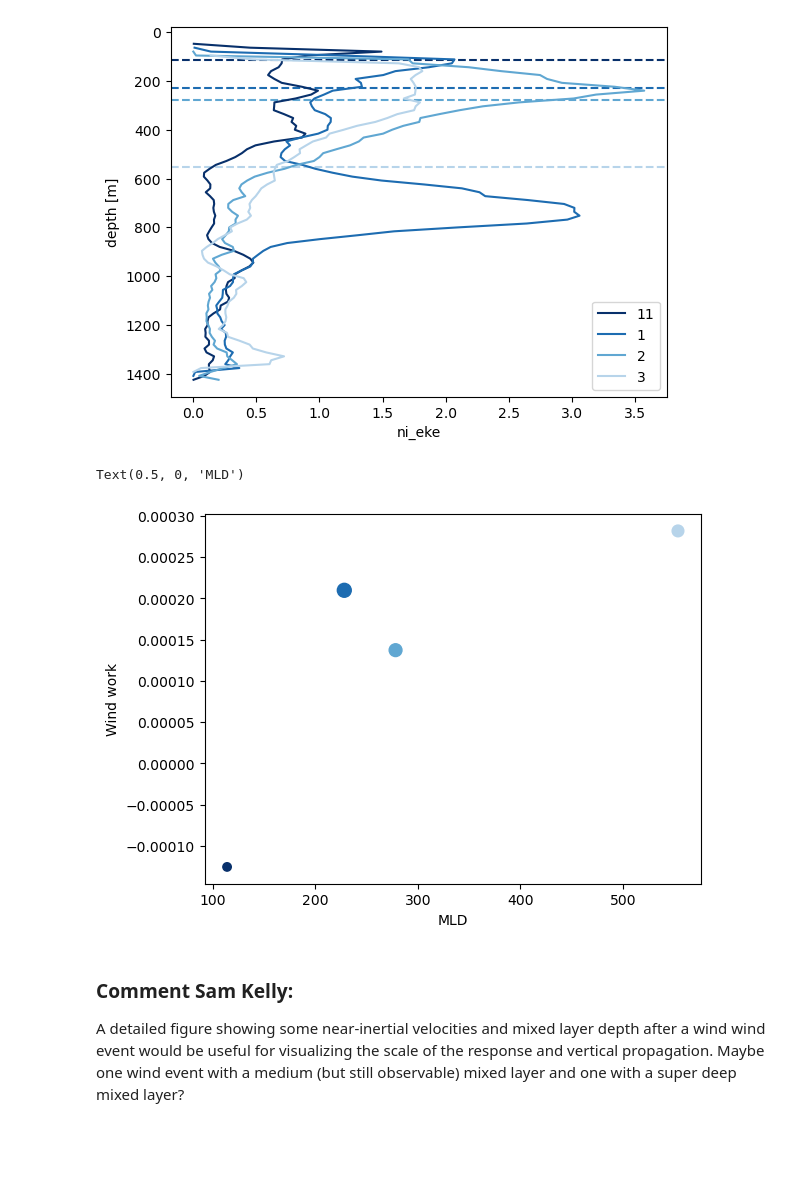
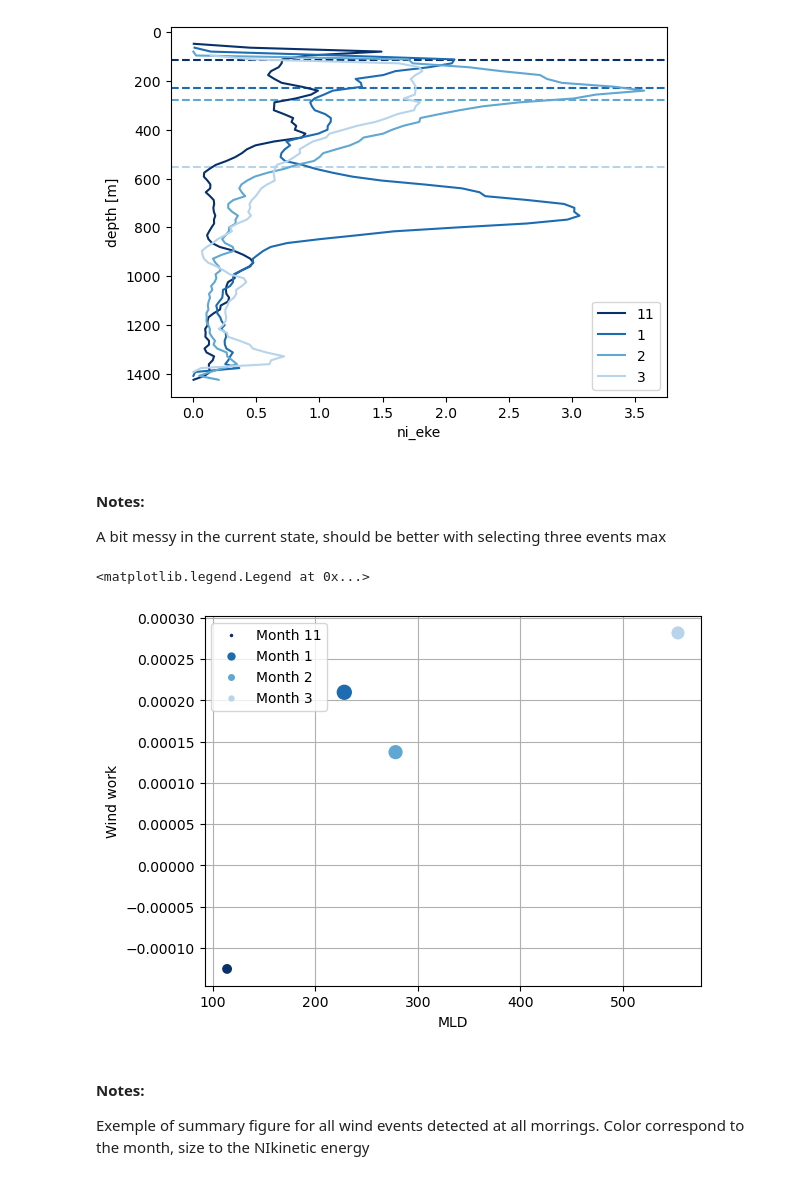
Before and after one commit to zcasparco/NIW, a Jupyter notebook: Data_overview/Zoom_wind_event.ipynb, the cells around one changed output. Saved outputs shown, nothing was run; the diff lists cells and outputs as text; code cells hidden in the pictures; blank space fills up the shorter version.

```diff
--- a/Data_overview/Zoom_wind_event.ipynb
+++ b/Data_overview/Zoom_wind_event.ipynb
@@ -84,6 +84,7 @@ ax.scatter(tf,np.abs(wind_work['NISKINE M1 mode1 wind-work'].sel(time=tf)),s=4,c
 [figure]
 # %%
 #MLD loading
+mld_all = xr.open_dataset(conf.data.input.argo_mld)
 mld_da = xr.DataArray(data=mld_all.mld_da_mean.data, coords=dict(lon=mld_all.lon.data, lat=mld_all.lat.data, month=mld_all.month.data), dims=('lat', 'lon', 'month'), name='da')
 mld_dt = xr.DataArray(data=mld_all.mld_dt_mean.data, coords=dict(lon=mld_all.lon.data, lat=mld_all.lat.data, month=mld_all.month.data), dims=('lat', 'lon', 'month'), name='dt')
 # %%
@@ -129,13 +130,24 @@ import seaborn as sns
+# %% [markdown]
+#### Notes:
+A bit messy in the current state, should be better with selecting three events max
 # %%
 wind_bin = [wind_work['NISKINE M1 mode1 wind-work'].sel(time=slice(ti[i],tf[i])).mean() for i in range(len(ti))]
 mld_bin = [mld.sel(month=months[i]) for i in range(len(ti))]
 eke_bin = [ds_filt['ni_eke'].sel(time=slice(ti[i],tf[i])).mean()*100 for i in range(len(ti))]
+# %%
+from matplotlib.lines import Line2D
+custom = [Line2D([], [], marker='.', markersize=eke_bin[i]//10, color=colors[i], linestyle='None') for i in range(len(ti))]
 # %%
-plt.scatter(x=mld_bin,y=wind_bin,s=eke_bin,c=colors)
-plt.ylabel('Wind work');plt.xlabel('MLD')
+fig,ax = plt.subplots()
+scatter = ax.scatter(x=mld_bin,y=wind_bin,s=eke_bin,c=colors)
+ax.set_ylabel('Wind work');ax.set_xlabel('MLD');
+ax.grid();
+ax.legend(handles = custom,labels=['Month '+ str(months[i]) for i in range(len(ti))])
+#ax.legend(['Month '+ str(months[i]) for i in range(len(ti))])
 # %% [output]
-Text(0.5, 0, 'MLD')
+<matplotlib.legend.Legend at 0x...>
-[figure, old version]
+[figure, new version]
-# %% [markdown]
-### Comment Sam Kelly:
-A detailed figure showing some near-inertial velocities and mixed layer depth after a wind wind event would be useful for visualizing the scale of the response and vertical propagation.  Maybe one wind event with a medium (but still observable) mixed layer and one with a super deep mixed layer?
+# %% [markdown]
+#### Notes:
+Exemple of summary figure for all wind events detected at all morrings.
+Color correspond to the month, size to the NIkinetic energy
```
Also changed, not shown: parts of 2 cells of this notebook.
